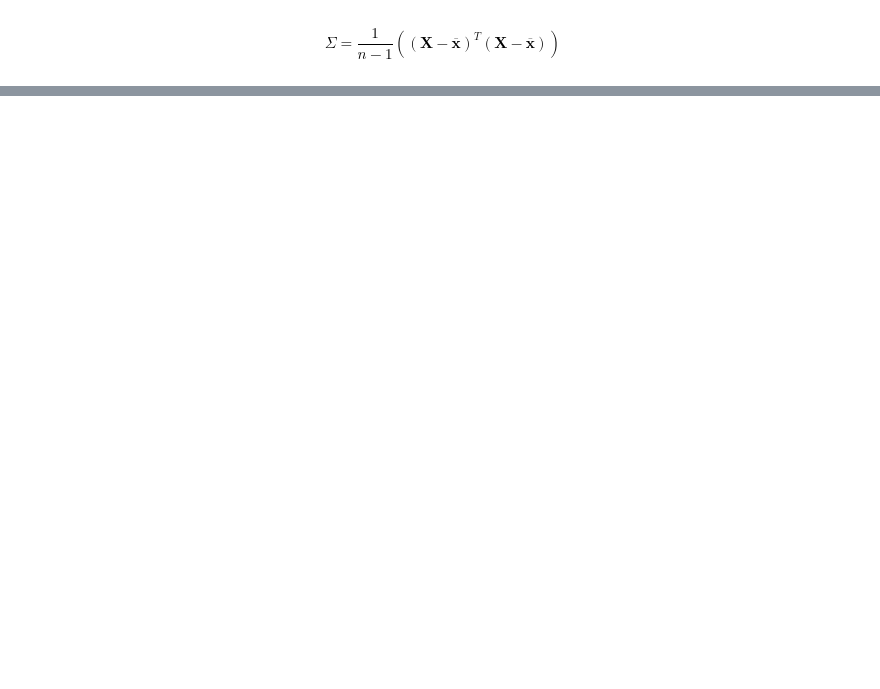
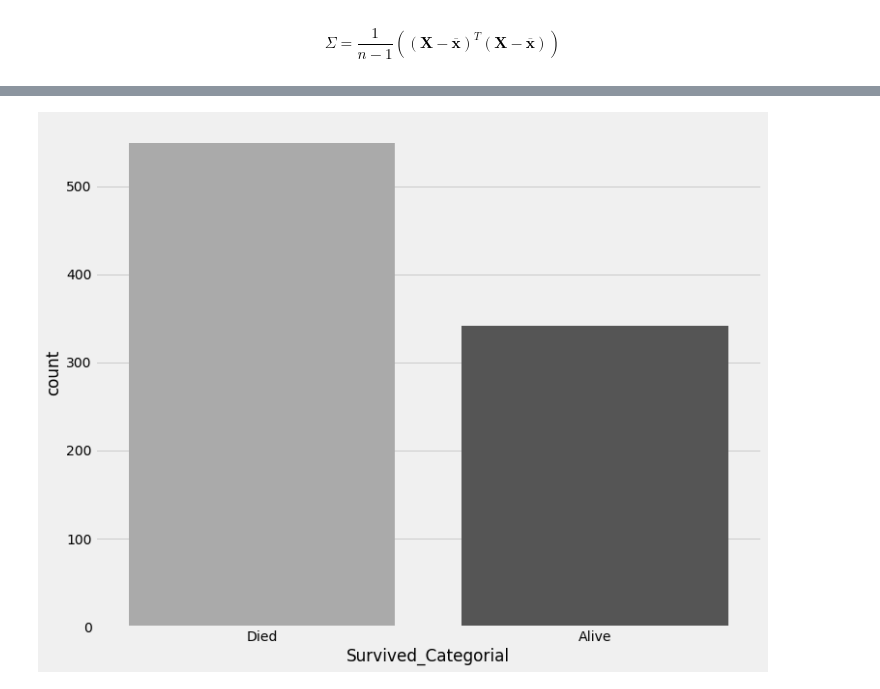
Before and after one commit to cristobalza/lab_5_kaggle_dma, a Jupyter notebook: kaggle_lab_5.ipynb, the cells around one changed output, grey strips where cells are left out. Cells and saved outputs as stored; diff of their text form; code cells hidden in the pictures; blank space fills up the shorter version.

```diff
--- a/kaggle_lab_5.ipynb
+++ b/kaggle_lab_5.ipynb
@@ -356,0 +366,10 @@ Name: SibSp, dtype: int64
+# %%
+plt.rcParams['figure.figsize']=(11,9)
+# %%
+# for purpose of visualization, change the Survived numerical values to Died and Alive
+surv_func = lambda x:'Alive' if x == 1 else 'Died'
+train_df['Survived_Categorial'] = train_df['Survived'].apply(surv_func)
+# %%
+sns.countplot(x='Survived_Categorial', data=train_df, palette='binary');
+# %% [output]
+[figure, added]
```
Also changed, not shown: parts of 43 cells of this notebook.
